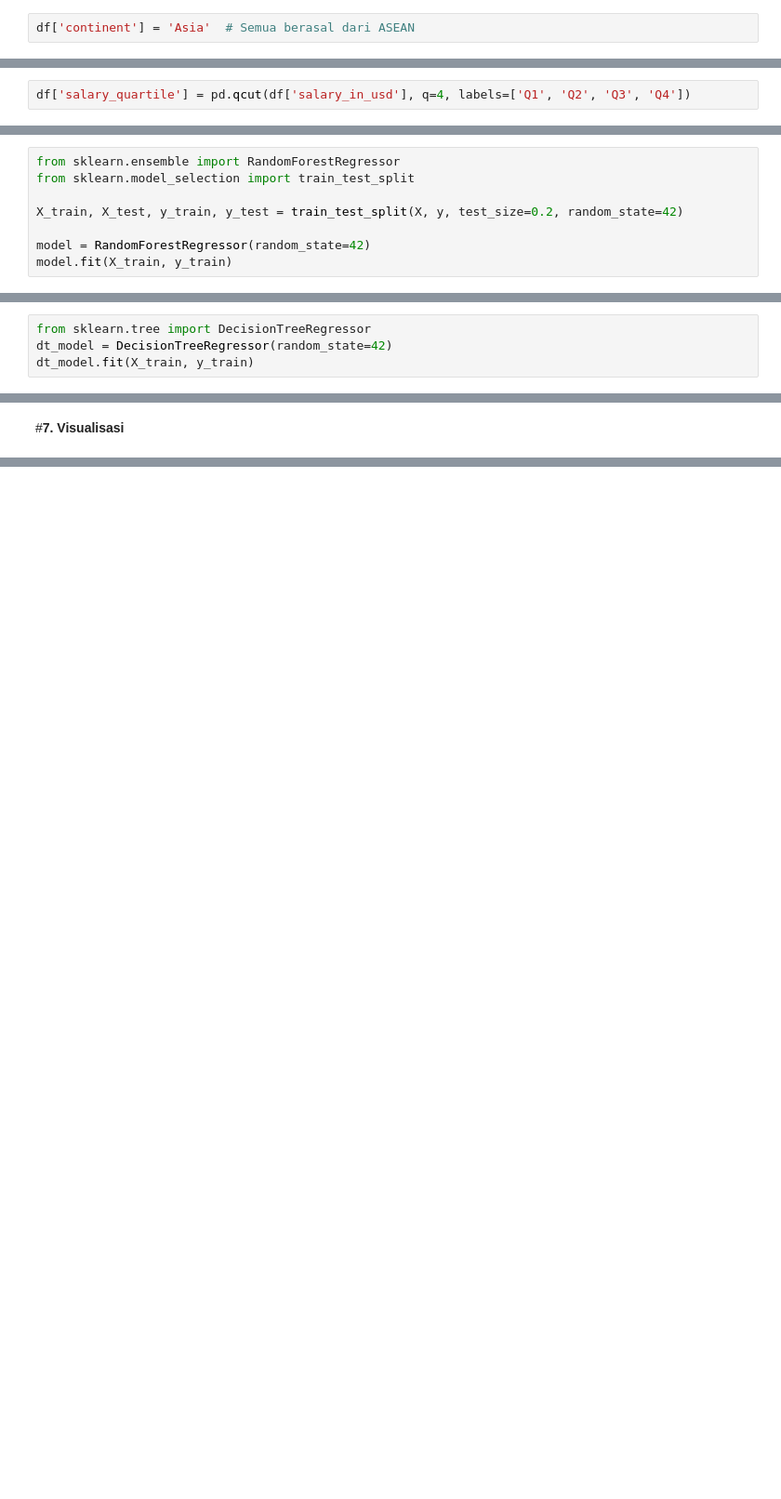
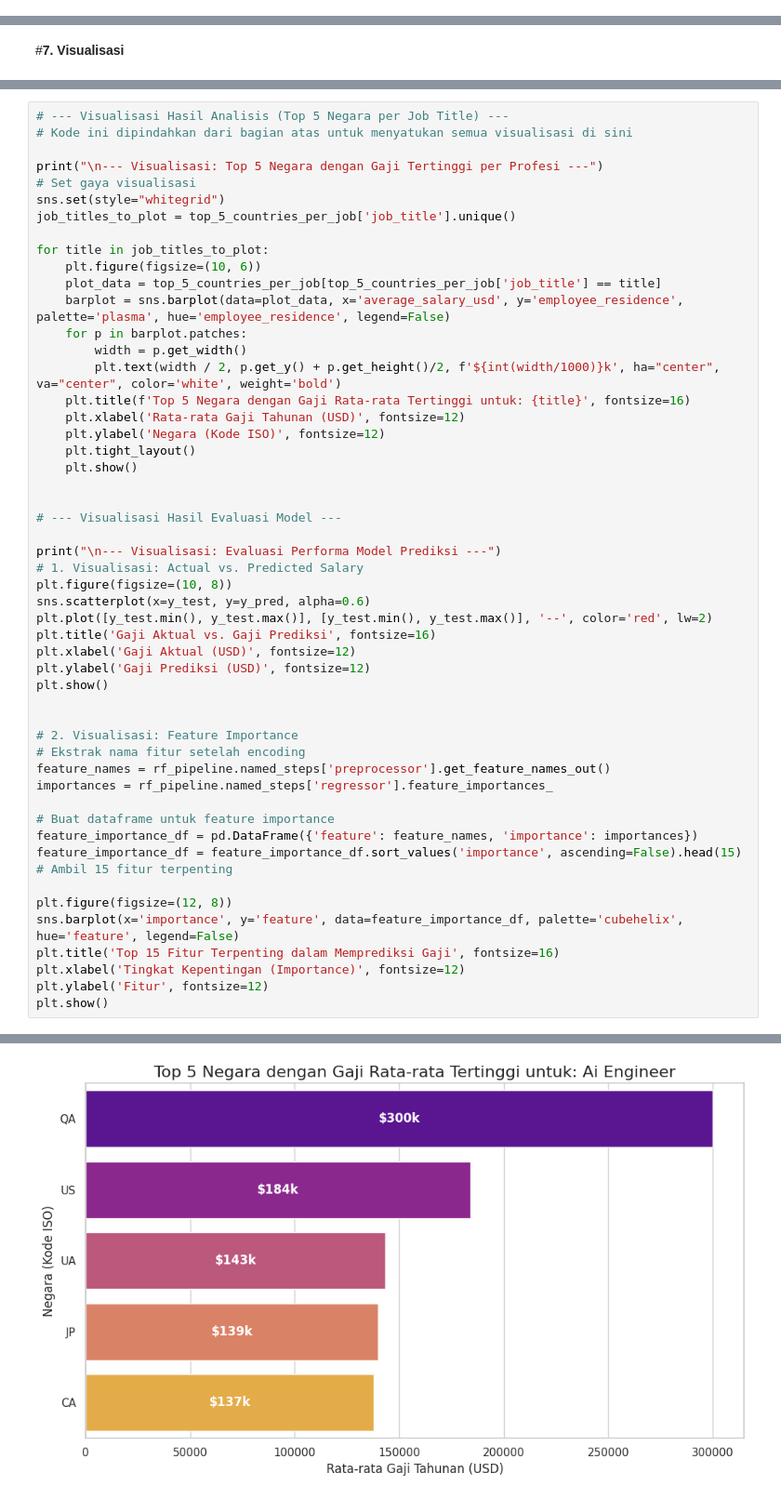
Before and after one commit to fathanzys/Data, a Jupyter notebook: uas_DataMining.ipynb, the cells around one changed output, grey strips where cells are left out. Shown at 93% size. Drawn from its saved outputs; the diff is of its cells as text; blank space fills up the shorter version.

```diff
--- a/uas_DataMining.ipynb
+++ b/uas_DataMining.ipynb
@@ -147,2 +190,0 @@ Passing `palette` without assigning `hue` is deprecated and will be removed in v
-# %%
-df['continent'] = 'Asia'  # Semua berasal dari ASEAN
@@ -151,2 +190,0 @@ df['continent'] = 'Asia'  # Semua berasal dari ASEAN
-# %%
-df['salary_quartile'] = pd.qcut(df['salary_in_usd'], q=4, labels=['Q1', 'Q2', 'Q3', 'Q4'])
@@ -195,8 +241,0 @@ y = df_clean['salary_in_usd']
-# %%
-from sklearn.ensemble import RandomForestRegressor
-from sklearn.model_selection import train_test_split
-
-X_train, X_test, y_train, y_test = train_test_split(X, y, test_size=0.2, random_state=42)
-
-model = RandomForestRegressor(random_state=42)
-model.fit(X_train, y_train)
@@ -205,4 +241,0 @@ RandomForestRegressor(random_state=42)
-# %%
-from sklearn.tree import DecisionTreeRegressor
-dt_model = DecisionTreeRegressor(random_state=42)
-dt_model.fit(X_train, y_train)
@@ -288,0 +279,52 @@ The `ci` parameter is deprecated. Use `errorbar=None` for the same effect.
+# %%
+# --- Visualisasi Hasil Analisis (Top 5 Negara per Job Title) ---
+# Kode ini dipindahkan dari bagian atas untuk menyatukan semua visualisasi di sini
+
+print("\n--- Visualisasi: Top 5 Negara dengan Gaji Tertinggi per Profesi ---")
+# Set gaya visualisasi
+sns.set(style="whitegrid")
+job_titles_to_plot = top_5_countries_per_job['job_title'].unique()
+
+for title in job_titles_to_plot:
+    plt.figure(figsize=(10, 6))
+    plot_data = top_5_countries_per_job[top_5_countries_per_job['job_title'] == title]
+    barplot = sns.barplot(data=plot_data, x='average_salary_usd', y='employee_residence', palette='plasma', hue='employee_residence', legend=False)
+    for p in barplot.patches:
+        width = p.get_width()
+        plt.text(width / 2, p.get_y() + p.get_height()/2, f'${int(width/1000)}k', ha="center", va="center", color='white', weight='bold')
+    plt.title(f'Top 5 Negara dengan Gaji Rata-rata Tertinggi untuk: {title}', fontsize=16)
+    plt.xlabel('Rata-rata Gaji Tahunan (USD)', fontsize=12)
+    plt.ylabel('Negara (Kode ISO)', fontsize=12)
+    plt.tight_layout()
+    plt.show()
+
+
+# --- Visualisasi Hasil Evaluasi Model ---
+
+print("\n--- Visualisasi: Evaluasi Performa Model Prediksi ---")
+# 1. Visualisasi: Actual vs. Predicted Salary
+plt.figure(figsize=(10, 8))
+sns.scatterplot(x=y_test, y=y_pred, alpha=0.6)
+plt.plot([y_test.min(), y_test.max()], [y_test.min(), y_test.max()], '--', color='red', lw=2)
+plt.title('Gaji Aktual vs. Gaji Prediksi', fontsize=16)
+plt.xlabel('Gaji Aktual (USD)', fontsize=12)
+plt.ylabel('Gaji Prediksi (USD)', fontsize=12)
+plt.show()
+
+
+# 2. Visualisasi: Feature Importance
+# Ekstrak nama fitur setelah encoding
+feature_names = rf_pipeline.named_steps['preprocessor'].get_feature_names_out()
+importances = rf_pipeline.named_steps['regressor'].feature_importances_
+
+# Buat dataframe untuk feature importance
+feature_importance_df = pd.DataFrame({'feature': feature_names, 'importance': importances})
+feature_importance_df = feature_importance_df.sort_values('importance', ascending=False).head(15) # Ambil 15 fitur terpenting
+
+plt.figure(figsize=(12, 8))
+sns.barplot(x='importance', y='feature', data=feature_importance_df, palette='cubehelix', hue='feature', legend=False)
+plt.title('Top 15 Fitur Terpenting dalam Memprediksi Gaji', fontsize=16)
+plt.xlabel('Tingkat Kepentingan (Importance)', fontsize=12)
+plt.ylabel('Fitur', fontsize=12)
+plt.show()
+# %% [output]
@@ -288,0 +332 @@ The `ci` parameter is deprecated. Use `errorbar=None` for the same effect.
+[figure, added]
```
Also changed, not shown: parts of 54 cells of this notebook.
